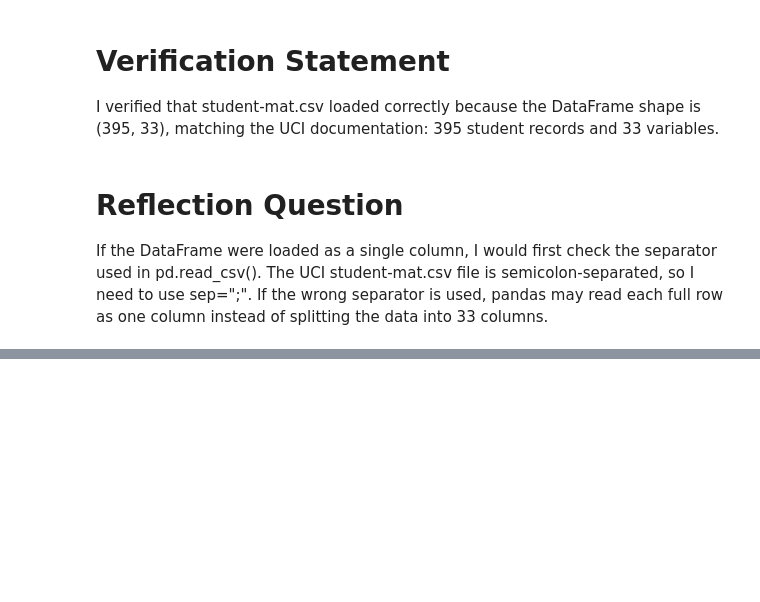
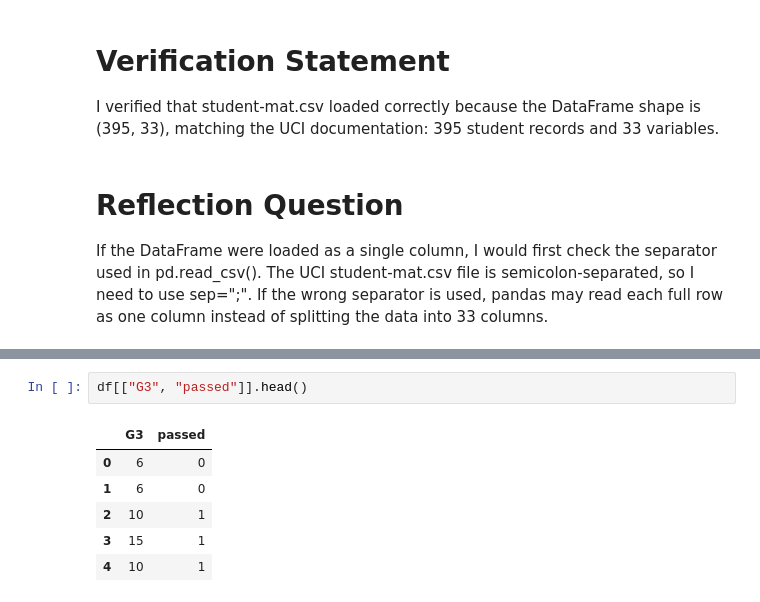
Before and after one commit to rjun5906-design/student-performance-prediction-ml, a Jupyter notebook: notebooks/01_data_understanding.ipynb, the cells around one changed output, grey strips where cells are left out. Drawn from its saved outputs; the diff is of its cells as text; blank space fills up the shorter version.

```diff
--- a/notebooks/01_data_understanding.ipynb
+++ b/notebooks/01_data_understanding.ipynb
@@ -47,0 +235,9 @@ If the DataFrame were loaded as a single column, I would first check the separat
+# %%
+df[["G3", "passed"]].head()
+# %% [output]
+|  | G3 | passed |
+| 0 | 6 | 0 |
+| 1 | 6 | 0 |
+| 2 | 10 | 1 |
+| 3 | 15 | 1 |
+| 4 | 10 | 1 |
```
Also changed, not shown: parts of 16 cells of this notebook.
